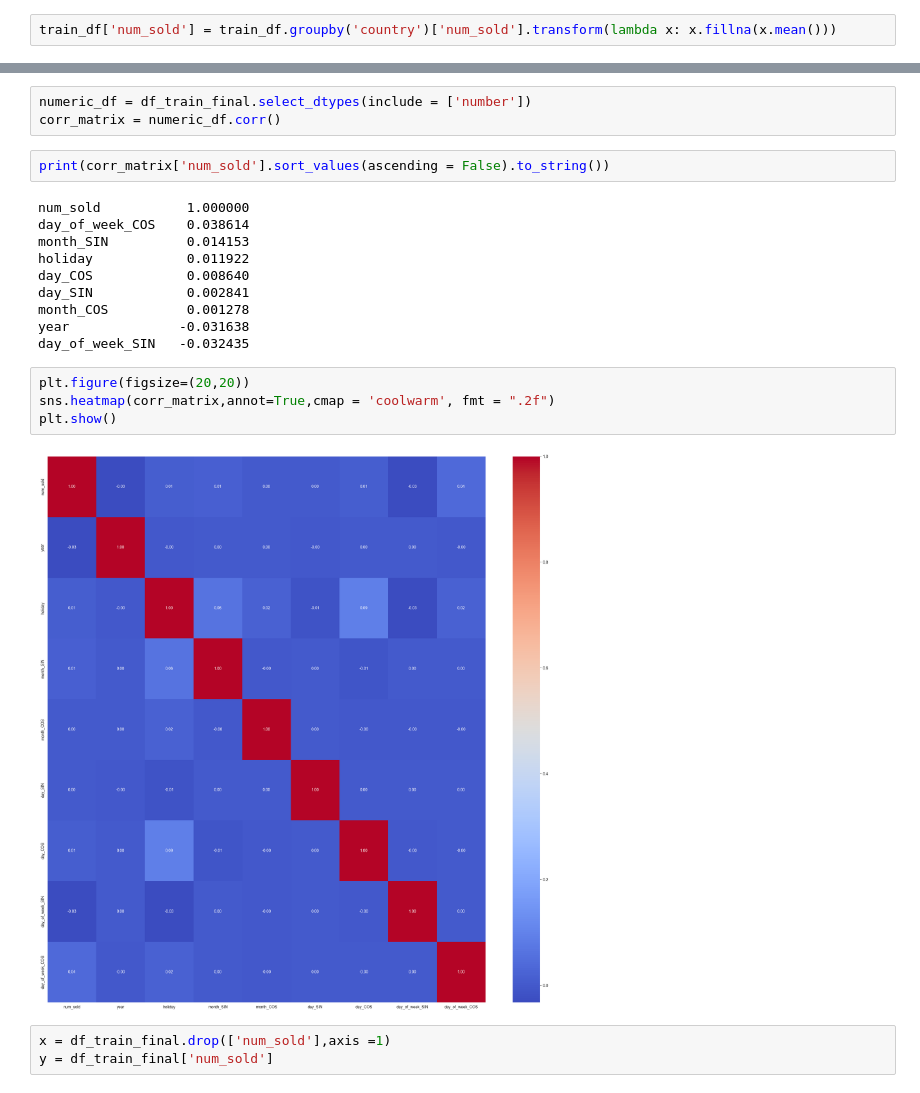
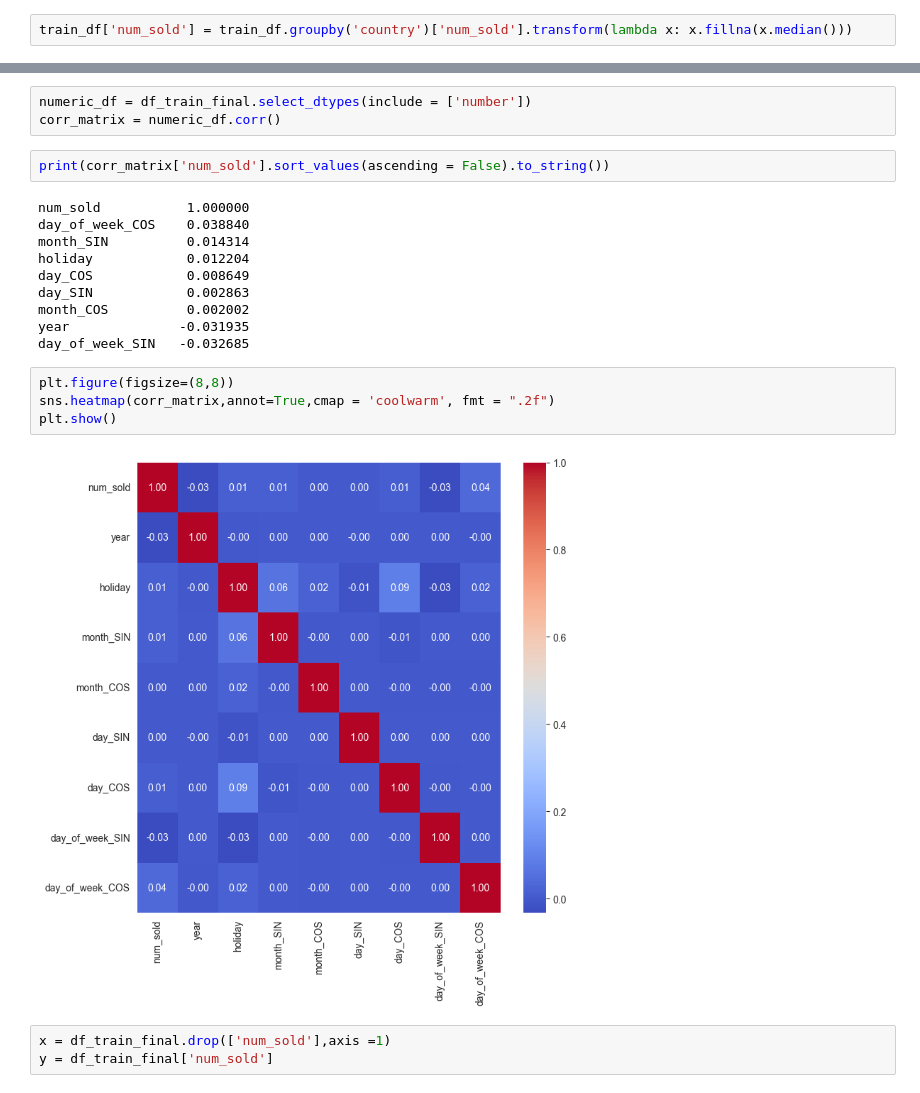
Before and after one commit to omjadhav9271/Forecasting-Sales, a Jupyter notebook: nb01.ipynb, the cells around one changed output, grey strips where cells are left out. Cells and saved outputs as stored; diff of their text form.

```diff
--- a/nb01.ipynb
+++ b/nb01.ipynb
@@ -207,7 +252,7 @@ Name: num_sold, dtype: float64
 # %% [markdown]
 Handling Missing Values
 # %%
-train_df['num_sold'] = train_df.groupby('country')['num_sold'].transform(lambda x: x.fillna(x.mean()))
+train_df['num_sold'] = train_df.groupby('country')['num_sold'].transform(lambda x: x.fillna(x.median()))
 # %%
 import plotnine as p9
 from plotnine import *
@@ -405,20 +450,20 @@ corr_matrix = numeric_df.corr()
 print(corr_matrix['num_sold'].sort_values(ascending = False).to_string())
 # %% [output]
 num_sold           1.000000
-day_of_week_COS    0.038614
-month_SIN          0.014153
-holiday            0.011922
-day_COS            0.008640
-day_SIN            0.002841
-month_COS          0.001278
-year              -0.031638
-day_of_week_SIN   -0.032435
+day_of_week_COS    0.038840
+month_SIN          0.014314
+holiday            0.012204
+day_COS            0.008649
+day_SIN            0.002863
+month_COS          0.002002
+year              -0.031935
+day_of_week_SIN   -0.032685
 # %%
-plt.figure(figsize=(20,20))
+plt.figure(figsize=(8,8))
 sns.heatmap(corr_matrix,annot=True,cmap = 'coolwarm', fmt = ".2f")
 plt.show()
 # %% [output]
-[figure, old version]
+[figure, new version]
 # %%
 x = df_train_final.drop(['num_sold'],axis =1)
 y = df_train_final['num_sold']
```
Also changed, not shown: parts of 23 cells of this notebook, 1 other file.
